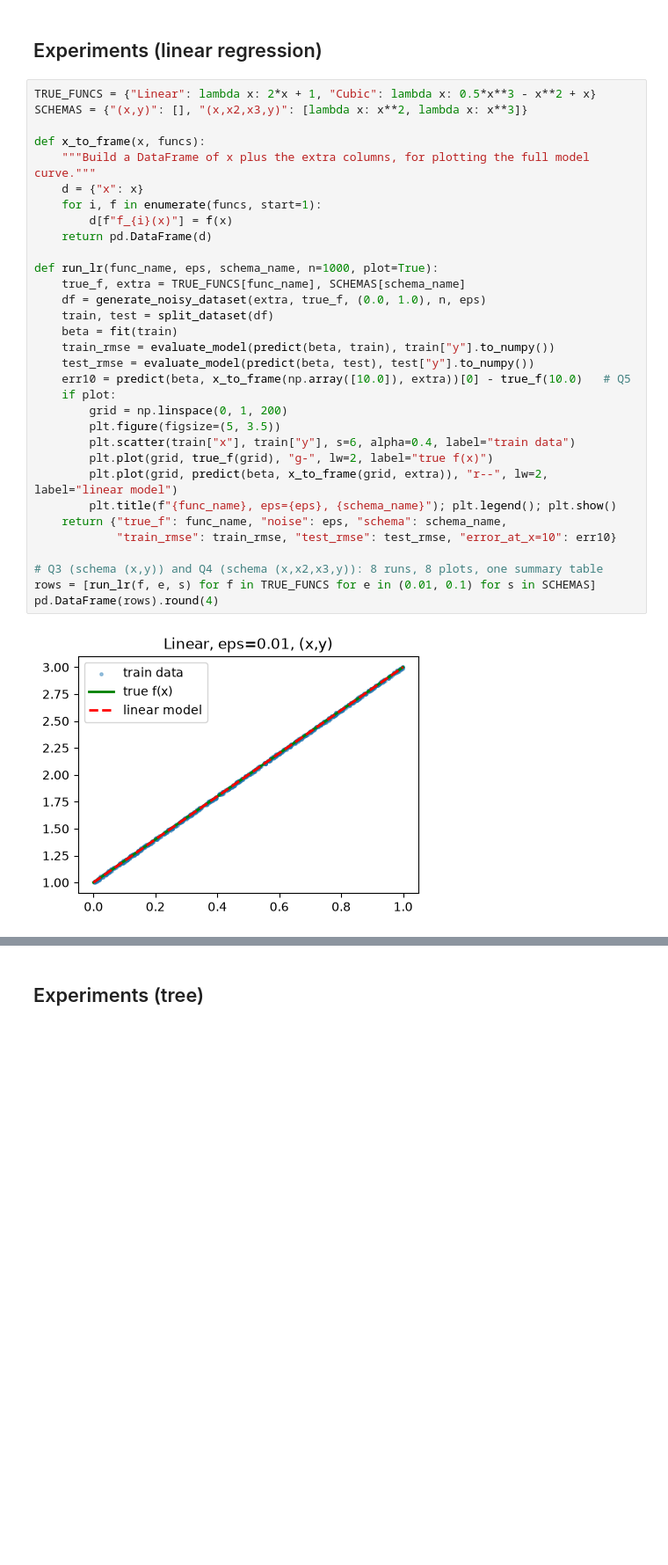
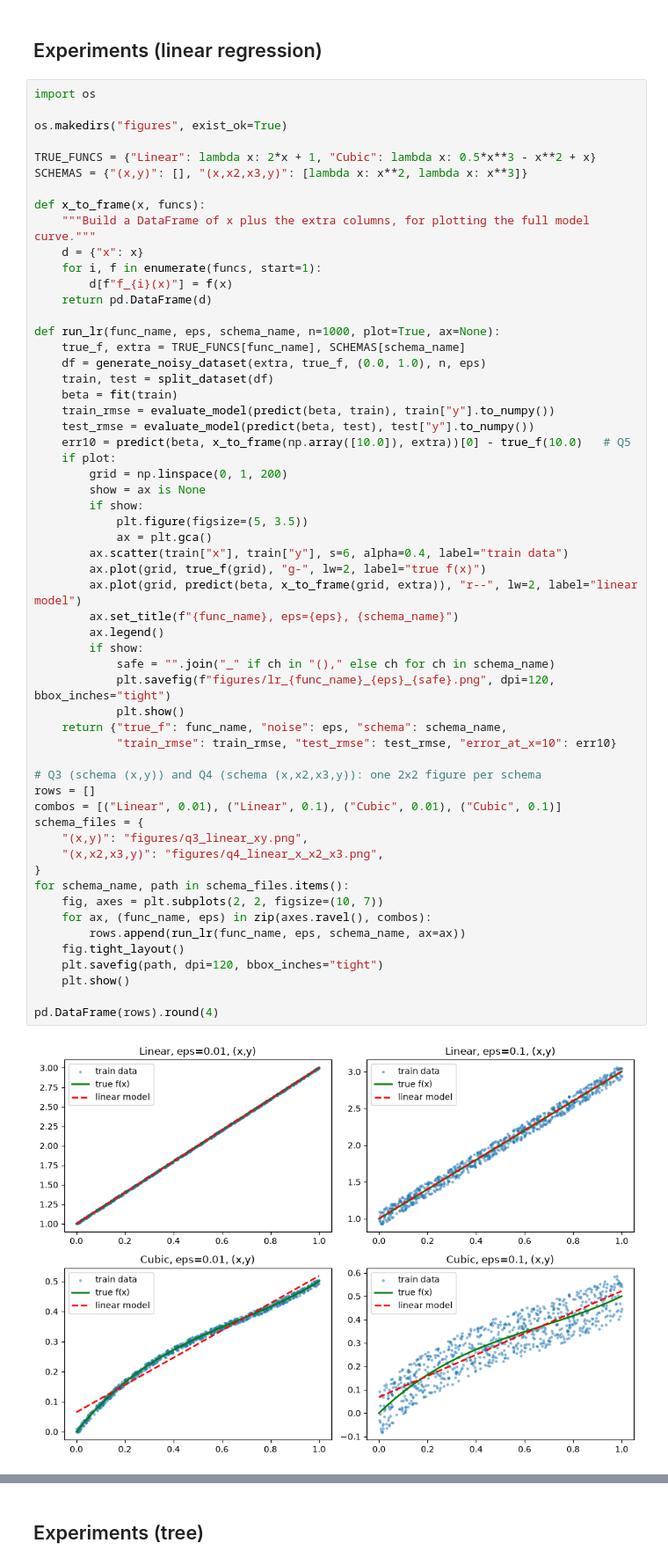
Before and after one commit to JonathanSchwenk/cs6220_HW2, a Jupyter notebook: homework_2.ipynb, the cells around one changed output, grey strips where cells are left out. Shown at 88% size. Cells and saved outputs as stored; diff of their text form; blank space fills up the shorter version.

```diff
--- a/homework_2.ipynb
+++ b/homework_2.ipynb
@@ -256,36 +256,61 @@ min_records=1: 1599 nodes, 800 leaves, leaf sizes 1-1, train RMSE 0.00000, test
 # %% [markdown]
 ## Experiments (linear regression)
 # %%
+import os
+
+os.makedirs("figures", exist_ok=True)
+
 TRUE_FUNCS = {"Linear": lambda x: 2*x + 1, "Cubic": lambda x: 0.5*x**3 - x**2 + x}
 SCHEMAS = {"(x,y)": [], "(x,x2,x3,y)": [lambda x: x**2, lambda x: x**3]}
 
 def x_to_frame(x, funcs):
     """Build a DataFrame of x plus the extra columns, for plotting the full model curve."""
     d = {"x": x}
     for i, f in enumerate(funcs, start=1):
         d[f"f_{i}(x)"] = f(x)
     return pd.DataFrame(d)
 
-def run_lr(func_name, eps, schema_name, n=1000, plot=True):
+def run_lr(func_name, eps, schema_name, n=1000, plot=True, ax=None):
     true_f, extra = TRUE_FUNCS[func_name], SCHEMAS[schema_name]
     df = generate_noisy_dataset(extra, true_f, (0.0, 1.0), n, eps)
     train, test = split_dataset(df)
     beta = fit(train)
     train_rmse = evaluate_model(predict(beta, train), train["y"].to_numpy())
     test_rmse = evaluate_model(predict(beta, test), test["y"].to_numpy())
     err10 = predict(beta, x_to_frame(np.array([10.0]), extra))[0] - true_f(10.0)   # Q5
     if plot:
         grid = np.linspace(0, 1, 200)
-        plt.figure(figsize=(5, 3.5))
-        plt.scatter(train["x"], train["y"], s=6, alpha=0.4, label="train data")
-        plt.plot(grid, true_f(grid), "g-", lw=2, label="true f(x)")
-        plt.plot(grid, predict(beta, x_to_frame(grid, extra)), "r--", lw=2, label="linear model")
-        plt.title(f"{func_name}, eps={eps}, {schema_name}"); plt.legend(); plt.show()
+        show = ax is None
+        if show:
+            plt.figure(figsize=(5, 3.5))
+            ax = plt.gca()
+        ax.scatter(train["x"], train["y"], s=6, alpha=0.4, label="train data")
+        ax.plot(grid, true_f(grid), "g-", lw=2, label="true f(x)")
+        ax.plot(grid, predict(beta, x_to_frame(grid, extra)), "r--", lw=2, label="linear model")
+        ax.set_title(f"{func_name}, eps={eps}, {schema_name}")
+        ax.legend()
+        if show:
+            safe = "".join("_" if ch in "()," else ch for ch in schema_name)
+            plt.savefig(f"figures/lr_{func_name}_{eps}_{safe}.png", dpi=120, bbox_inches="tight")
+            plt.show()
     return {"true_f": func_name, "noise": eps, "schema": schema_name,
             "train_rmse": train_rmse, "test_rmse": test_rmse, "error_at_x=10": err10}
 
-# Q3 (schema (x,y)) and Q4 (schema (x,x2,x3,y)): 8 runs, 8 plots, one summary table
-rows = [run_lr(f, e, s) for f in TRUE_FUNCS for e in (0.01, 0.1) for s in SCHEMAS]
+# Q3 (schema (x,y)) and Q4 (schema (x,x2,x3,y)): one 2x2 figure per schema
+rows = []
+combos = [("Linear", 0.01), ("Linear", 0.1), ("Cubic", 0.01), ("Cubic", 0.1)]
+schema_files = {
+    "(x,y)": "figures/q3_linear_xy.png",
+    "(x,x2,x3,y)": "figures/q4_linear_x_x2_x3.png",
+}
+for schema_name, path in schema_files.items():
+    fig, axes = plt.subplots(2, 2, figsize=(10, 7))
+    for ax, (func_name, eps) in zip(axes.ravel(), combos):
+        rows.append(run_lr(func_name, eps, schema_name, ax=ax))
+    fig.tight_layout()
+    plt.savefig(path, dpi=120, bbox_inches="tight")
+    plt.show()
+
 pd.DataFrame(rows).round(4)
 # %% [output]
-[figure, old version]
+[figure, new version]
```
Also changed, not shown: parts of 4 cells of this notebook, 12 other files.
